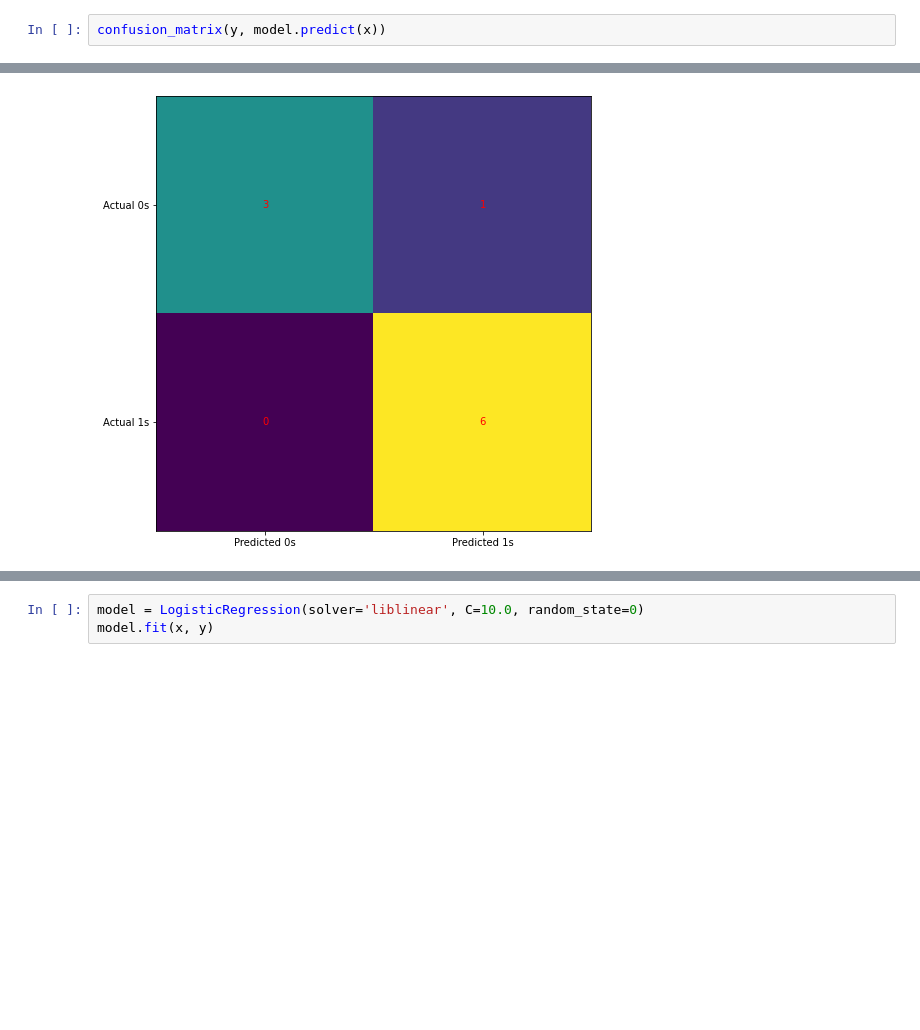
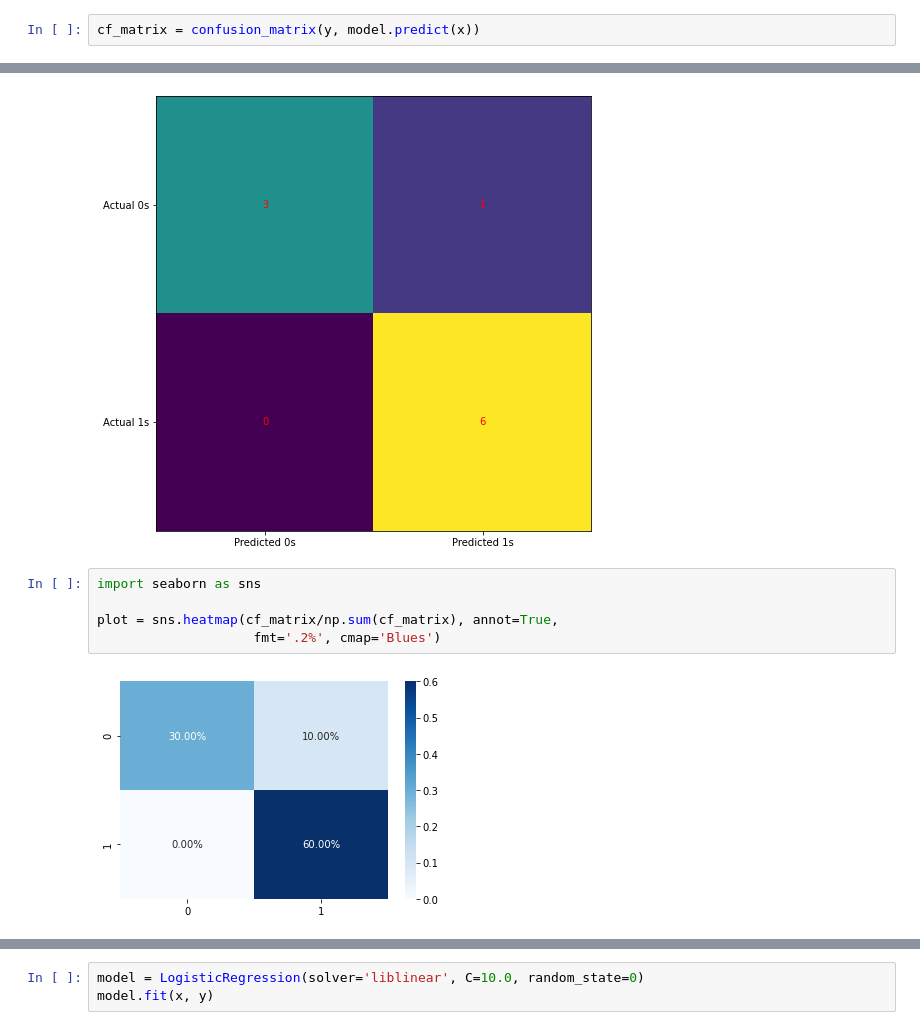
Before and after one commit to zoubida123ck/python-for-finance, a Jupyter notebook: day_07/lessons/02-SupL-LogisticRegression.ipynb, the cells around one changed output, grey strips where cells are left out. Saved outputs shown, nothing was run; the diff lists cells and outputs as text; blank space fills up the shorter version.

```diff
--- a/day_07/lessons/02-SupL-LogisticRegression.ipynb
+++ b/day_07/lessons/02-SupL-LogisticRegression.ipynb
@@ -245,2 +276,2 @@ model.score(x, y)
 # %%
-confusion_matrix(y, model.predict(x))
+cf_matrix = confusion_matrix(y, model.predict(x))
@@ -269,3 +290,10 @@ for i in range(2):
 plt.show()
 # %% [output]
 [figure]
+# %%
+import seaborn as sns
+
+plot = sns.heatmap(cf_matrix/np.sum(cf_matrix), annot=True,
+                    fmt='.2%', cmap='Blues')
+# %% [output]
+[figure, added]
```
Also changed, not shown: parts of 10 cells of this notebook.
